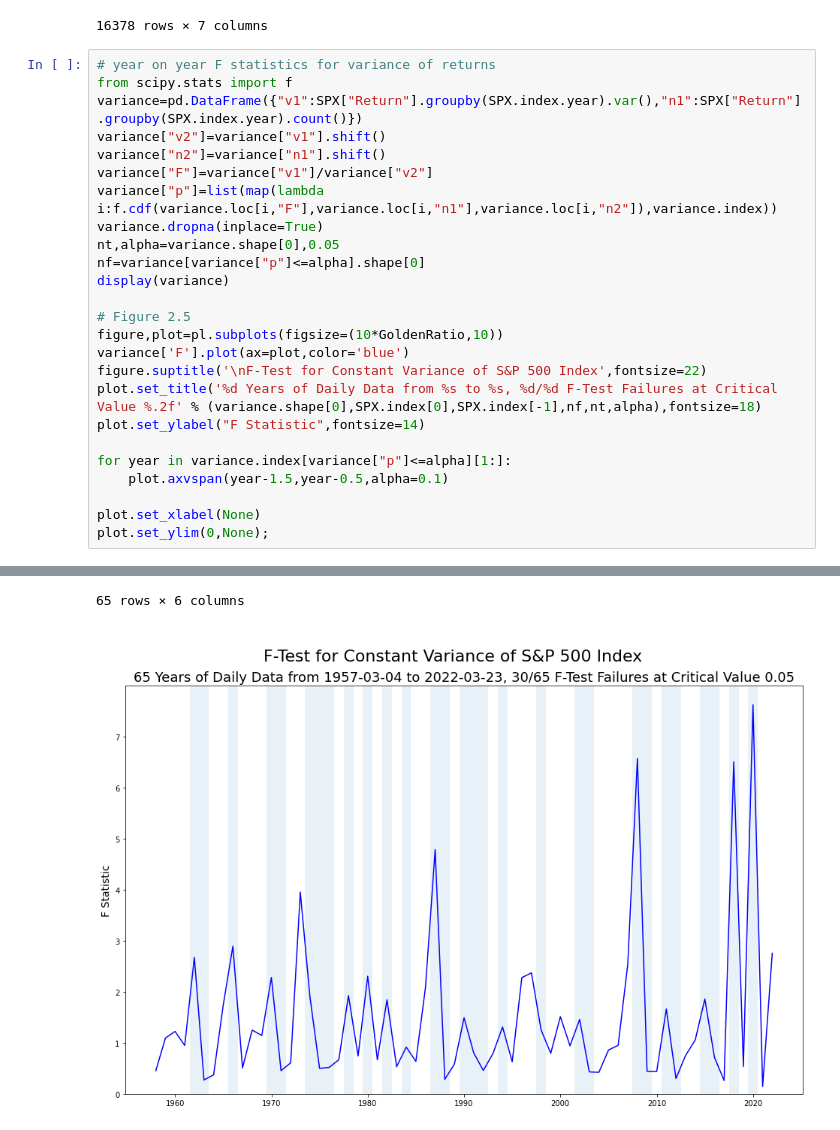
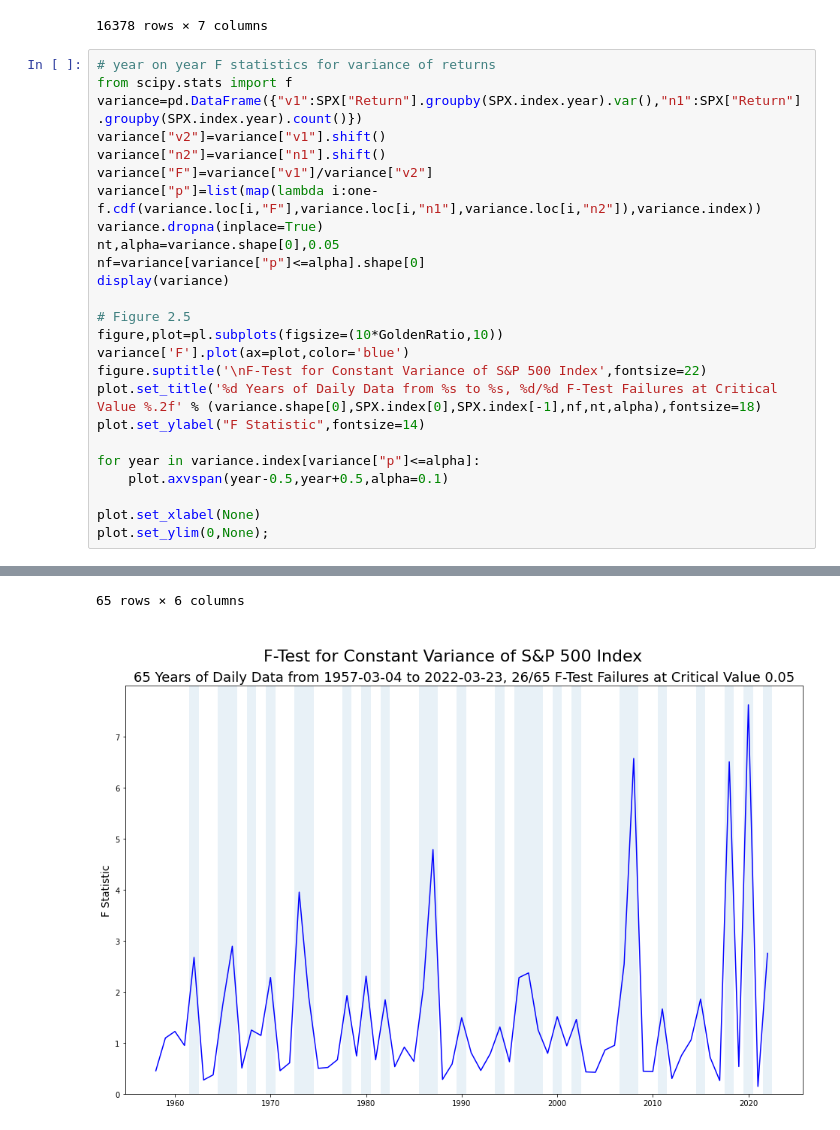
Before and after one commit to Farmhouse121/Adventures-in-Financial-Data-Science, a Jupyter notebook: 2.2.4 Temporal Invariance.ipynb, the cells around one changed output, grey strips where cells are left out. Drawn from its saved outputs; the diff is of its cells as text.

```diff
--- a/2.2.4 Temporal Invariance.ipynb
+++ b/2.2.4 Temporal Invariance.ipynb
@@ -46,7 +46,7 @@ variance=pd.DataFrame({"v1":SPX["Return"].groupby(SPX.index.year).var(),"n1":SPX
 variance["v2"]=variance["v1"].shift()
 variance["n2"]=variance["n1"].shift()
 variance["F"]=variance["v1"]/variance["v2"]
-variance["p"]=list(map(lambda i:f.cdf(variance.loc[i,"F"],variance.loc[i,"n1"],variance.loc[i,"n2"]),variance.index))
+variance["p"]=list(map(lambda i:one-f.cdf(variance.loc[i,"F"],variance.loc[i,"n1"],variance.loc[i,"n2"]),variance.index))
 variance.dropna(inplace=True)
 nt,alpha=variance.shape[0],0.05
 nf=variance[variance["p"]<=alpha].shape[0]
@@ -59,8 +59,8 @@ figure.suptitle('\nF-Test for Constant Variance of S&P 500 Index',fontsize=22)
 plot.set_title('%d Years of Daily Data from %s to %s, %d/%d F-Test Failures at Critical Value %.2f' % (variance.shape[0],SPX.index[0],SPX.index[-1],nf,nt,alpha),fontsize=18)
 plot.set_ylabel("F Statistic",fontsize=14)
 
-for year in variance.index[variance["p"]<=alpha][1:]:
-    plot.axvspan(year-1.5,year-0.5,alpha=0.1)
+for year in variance.index[variance["p"]<=alpha]:
+    plot.axvspan(year-0.5,year+0.5,alpha=0.1)
 
 plot.set_xlabel(None)
 plot.set_ylim(0,None);
@@ -81,2 +81,2 @@ plot.set_ylim(0,None);
 65 rows × 6 columns
-[figure, old version]
+[figure, new version]
```
Also changed, not shown: parts of 1 cell of this notebook.
